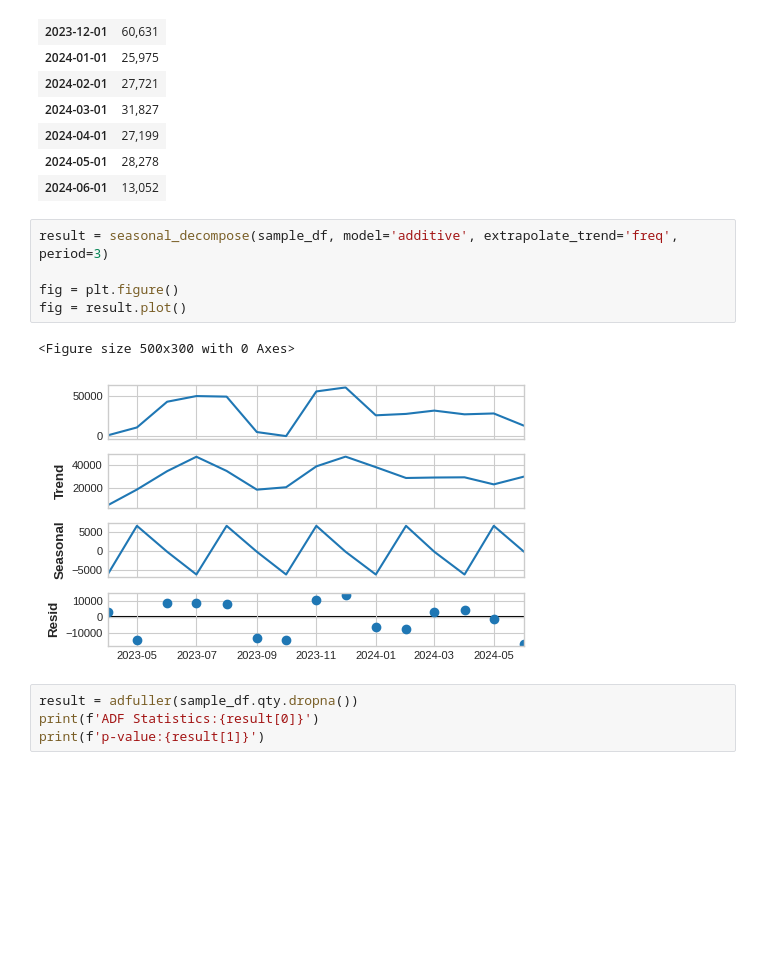
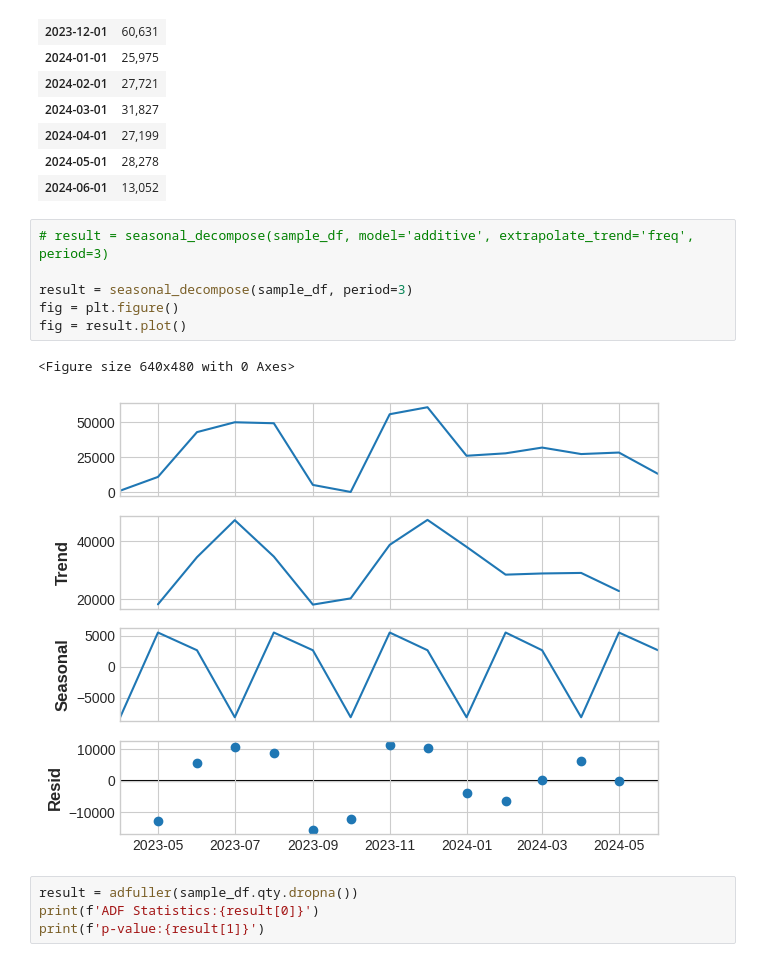
Before and after one commit to thirayume/POPrediction, a Jupyter notebook: Muangtai_PGSQL.ipynb, the cells around one changed output. Cells and saved outputs as stored; diff of their text form; blank space fills up the shorter version.

```diff
--- a/Muangtai_PGSQL.ipynb
+++ b/Muangtai_PGSQL.ipynb
@@ -609,13 +609,14 @@ sample_df
 | 2024-05-01 | 28,278 |
 | 2024-06-01 | 13,052 |
 # %%
-result = seasonal_decompose(sample_df, model='additive', extrapolate_trend='freq', period=3)
+# result = seasonal_decompose(sample_df, model='additive', extrapolate_trend='freq', period=3)
 
+result = seasonal_decompose(sample_df, period=3)
 fig = plt.figure()
 fig = result.plot()
 # %% [output]
-<Figure size 500x300 with 0 Axes>
+<Figure size 640x480 with 0 Axes>
-[figure, old version]
+[figure, new version]
 # %%
 result = adfuller(sample_df.qty.dropna())
 print(f'ADF Statistics:{result[0]}')
```
Also changed, not shown: parts of 22 cells of this notebook.
